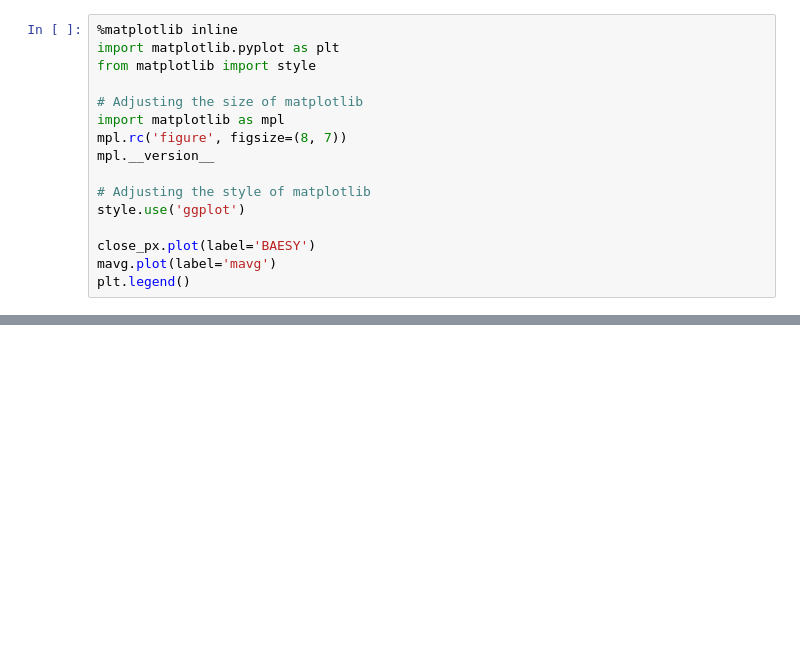
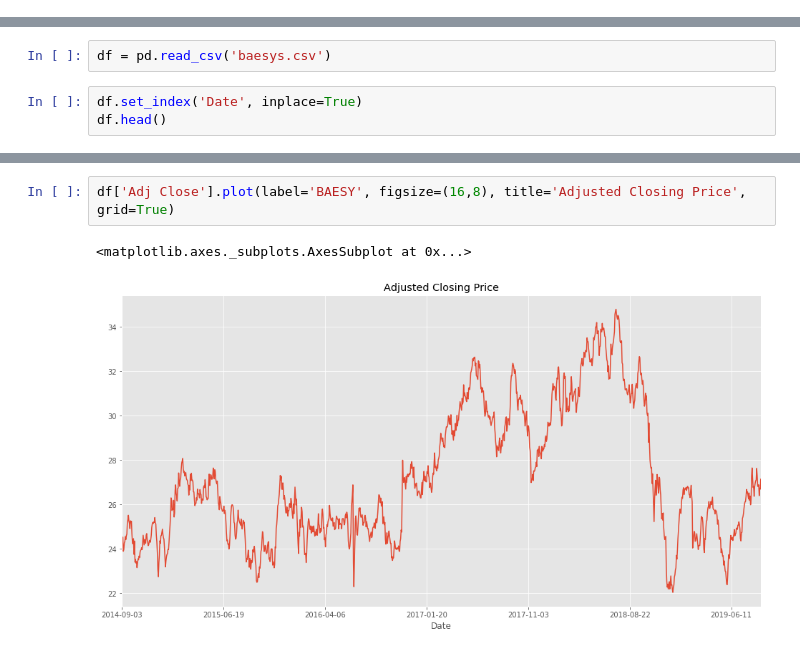
Before and after one commit to danieljtrujillo/DataForecaster, a Jupyter notebook: DataForecaster.ipynb, the cells around one changed output, grey strips where cells are left out. Drawn from its saved outputs; the diff is of its cells as text; blank space fills up the shorter version.

```diff
--- a/DataForecaster.ipynb
+++ b/DataForecaster.ipynb
@@ -26,16 +2,0 @@ mavg = close_px.rolling(window=100).mean()
-# %%
-%matplotlib inline
-import matplotlib.pyplot as plt
-from matplotlib import style
-
-# Adjusting the size of matplotlib
-import matplotlib as mpl
-mpl.rc('figure', figsize=(8, 7))
-mpl.__version__
-
-# Adjusting the style of matplotlib
-style.use('ggplot')
-
-close_px.plot(label='BAESY')
-mavg.plot(label='mavg')
-plt.legend()
@@ -50,0 +36,5 @@ rets.plot(label='return')
+# %%
+df = pd.read_csv('baesys.csv')
+# %%
+df.set_index('Date', inplace=True)
+df.head()
@@ -50,0 +49,5 @@ rets.plot(label='return')
+# %%
+df['Adj Close'].plot(label='BAESY', figsize=(16,8), title='Adjusted Closing Price', grid=True)
+# %% [output]
+<matplotlib.axes._subplots.AxesSubplot at 0x...>
+[figure, added]
```
Also changed, not shown: parts of 29 cells of this notebook.
